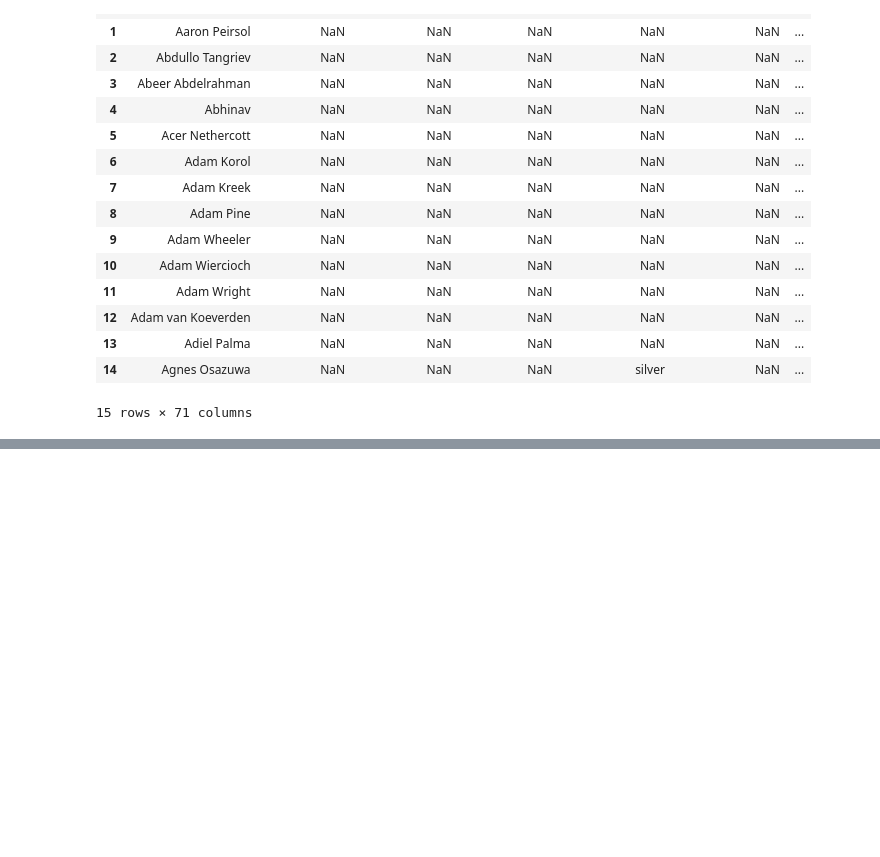
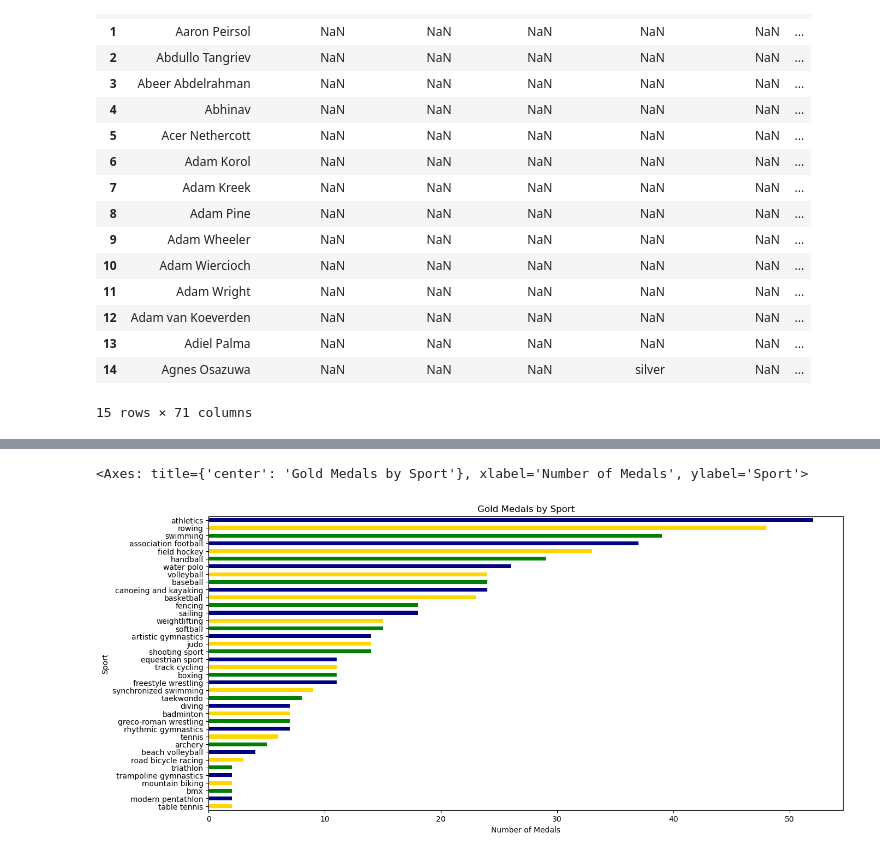
Before and after one commit to wsteadman/Steadman-Data-Science-Portfolio, a Jupyter notebook: Tidy Data Project/Olympians.ipynb, the cells around one changed output, grey strips where cells are left out. Drawn from its saved outputs; the diff is of its cells as text; code cells hidden in the pictures; blank space fills up the shorter version.

```diff
--- a/Tidy Data Project/Olympians.ipynb
+++ b/Tidy Data Project/Olympians.ipynb
@@ -89,0 +95,18 @@ plt.show()
+# %%
+# Create a DataFrame with Sports as rows and Medals as columns
+medals_by_sport = df_melted.groupby('Sport')['Medal'].value_counts().unstack()
+
+# Create a horizontal bar chart showing total medals per sport
+# - sum(axis=1): Sum across rows to get total medals for each sport regardless of medal type
+# - sort_values(): Sort in ascending value
+medals_by_sport['gold'].sort_values().plot(
+    kind='barh',                        # Horizontal bar chart
+    color=['gold', 'navy', 'green'],    # Colors (ND)
+    figsize=(15, 7),                    # 15 in wide and 7 in tall
+    title='Gold Medals by Sport',       # Chart title
+    xlabel='Number of Medals',          # horizontal axis
+    ylabel='Sport'                      # vertical axis
+)
+# %% [output]
+<Axes: title={'center': 'Gold Medals by Sport'}, xlabel='Number of Medals', ylabel='Sport'>
+[figure, added]
```
Also changed, not shown: parts of 5 cells of this notebook.
